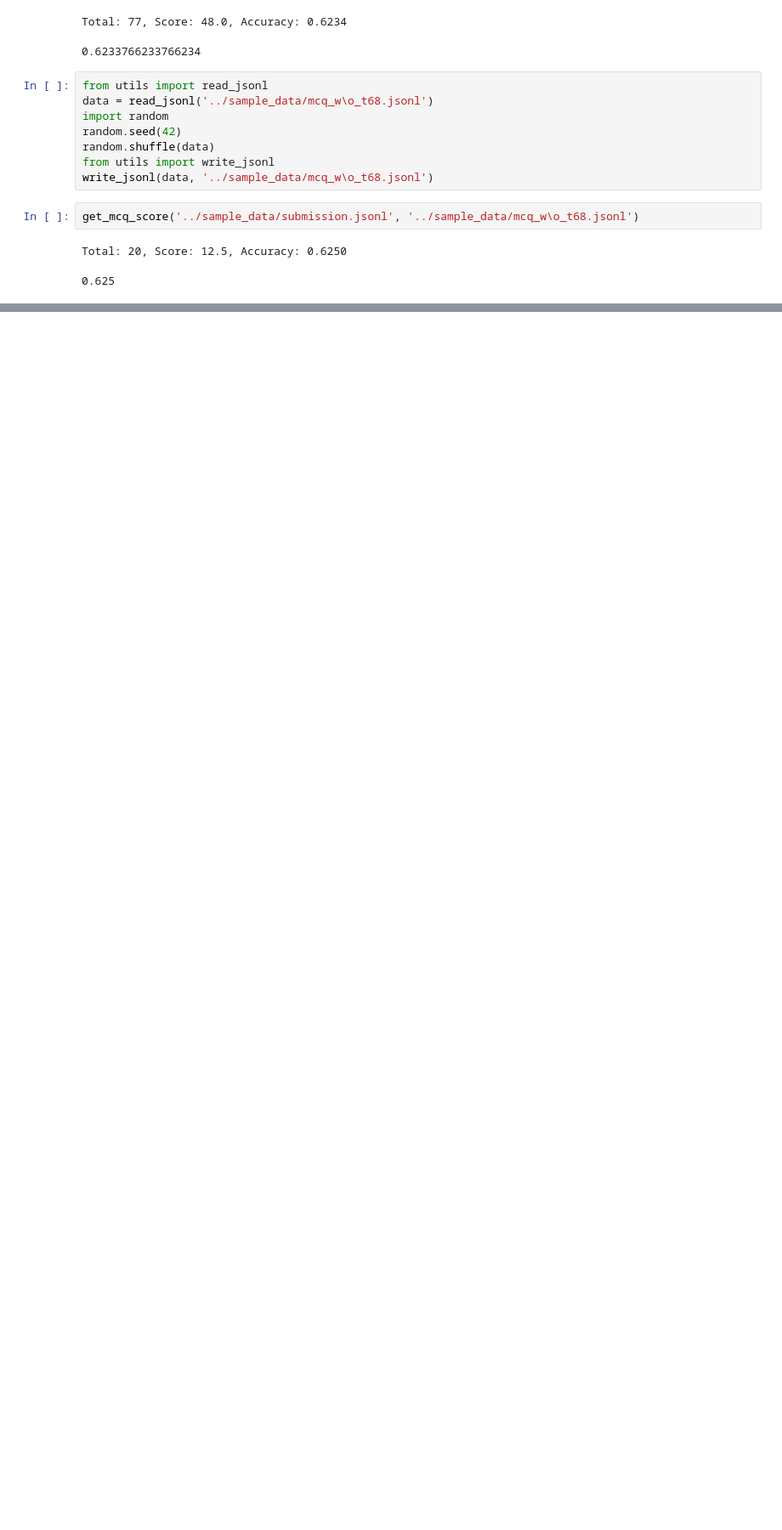
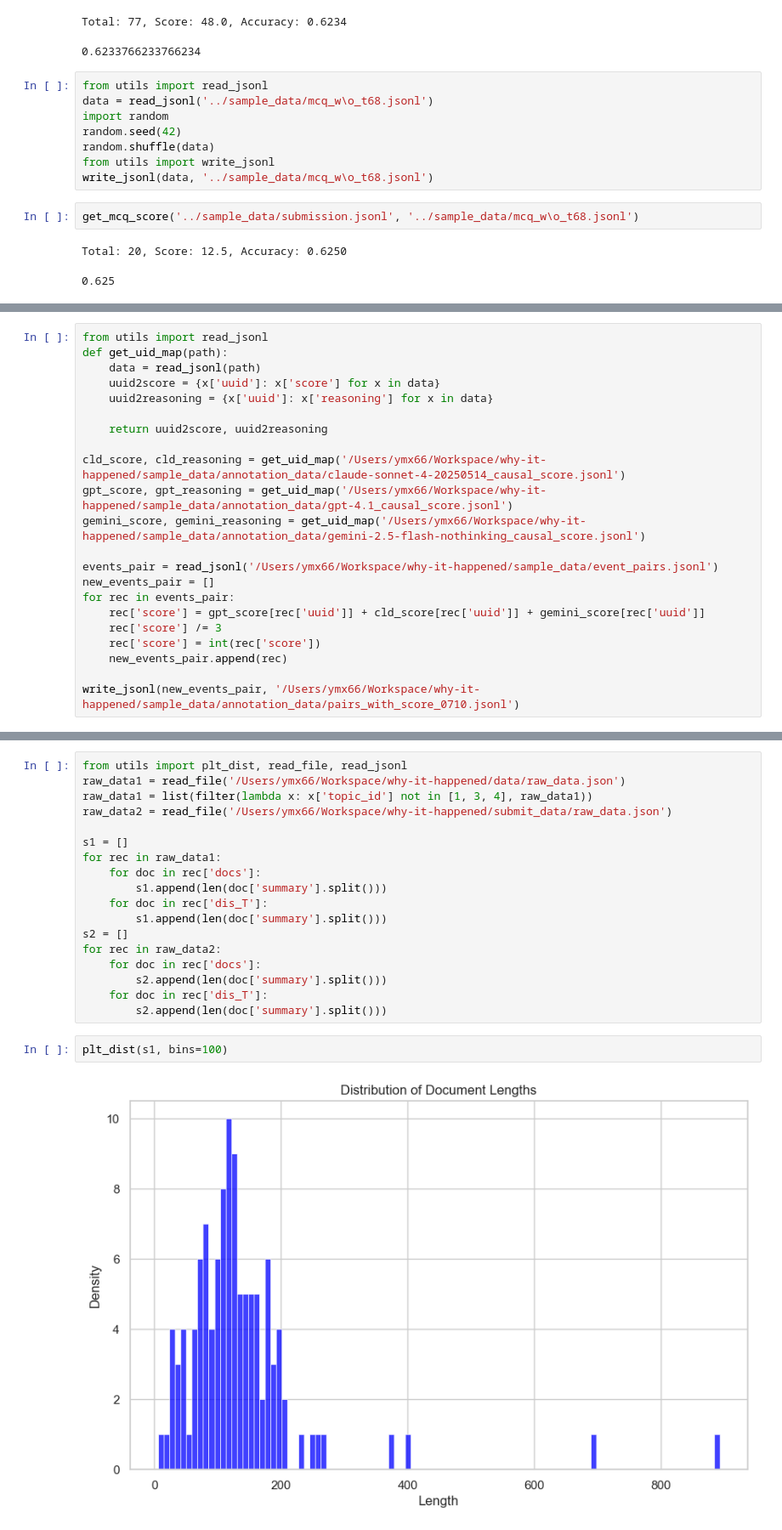
Before and after one commit to Sooo66/why-it-happened, a Jupyter notebook: src/a.ipynb, the cells around one changed output, grey strips where cells are left out. Shown: that part at 85% size. Cells and saved outputs as stored; diff of their text form; blank space fills up the shorter version.

```diff
--- a/src/a.ipynb
+++ b/src/a.ipynb
@@ -386,0 +536,22 @@ Total: 20, Score: 12.5, Accuracy: 0.6250
+# %%
+from utils import read_jsonl
+def get_uid_map(path):
+    data = read_jsonl(path)
+    uuid2score = {x['uuid']: x['score'] for x in data}
+    uuid2reasoning = {x['uuid']: x['reasoning'] for x in data}
+
+    return uuid2score, uuid2reasoning
+
+cld_score, cld_reasoning = get_uid_map('/Users/ymx66/Workspace/why-it-happened/sample_data/annotation_data/claude-sonnet-4-20250514_causal_score.jsonl')
+gpt_score, gpt_reasoning = get_uid_map('/Users/ymx66/Workspace/why-it-happened/sample_data/annotation_data/gpt-4.1_causal_score.jsonl')
+gemini_score, gemini_reasoning = get_uid_map('/Users/ymx66/Workspace/why-it-happened/sample_data/annotation_data/gemini-2.5-flash-nothinking_causal_score.jsonl')
+
+events_pair = read_jsonl('/Users/ymx66/Workspace/why-it-happened/sample_data/event_pairs.jsonl')
+new_events_pair = []
+for rec in events_pair:
+    rec['score'] = gpt_score[rec['uuid']] + cld_score[rec['uuid']] + gemini_score[rec['uuid']]
+    rec['score'] /= 3
+    rec['score'] = int(rec['score'])
+    new_events_pair.append(rec)
+
+write_jsonl(new_events_pair, '/Users/ymx66/Workspace/why-it-happened/sample_data/annotation_data/pairs_with_score_0710.jsonl')
@@ -386,0 +574,22 @@ Total: 20, Score: 12.5, Accuracy: 0.6250
+# %%
+from utils import plt_dist, read_file, read_jsonl
+raw_data1 = read_file('/Users/ymx66/Workspace/why-it-happened/data/raw_data.json')
+raw_data1 = list(filter(lambda x: x['topic_id'] not in [1, 3, 4], raw_data1))
+raw_data2 = read_file('/Users/ymx66/Workspace/why-it-happened/submit_data/raw_data.json')
+
+s1 = []
+for rec in raw_data1:
+    for doc in rec['docs']:
+        s1.append(len(doc['summary'].split()))
+    for doc in rec['dis_T']:
+        s1.append(len(doc['summary'].split()))
+s2 = []
+for rec in raw_data2:
+    for doc in rec['docs']:
+        s2.append(len(doc['summary'].split()))
+    for doc in rec['dis_T']:
+        s2.append(len(doc['summary'].split()))
+# %%
+plt_dist(s1, bins=100)
+# %% [output]
+[figure, added]
```
Also changed, not shown: parts of 26 cells of this notebook, 44 other files.
